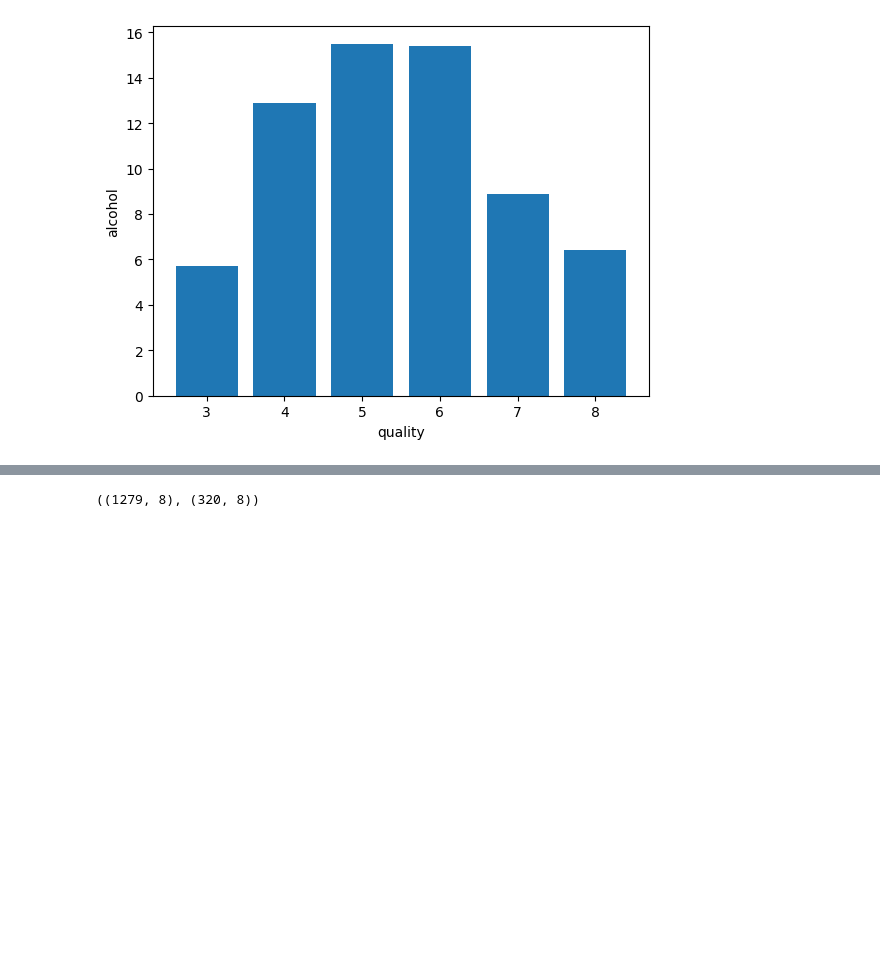
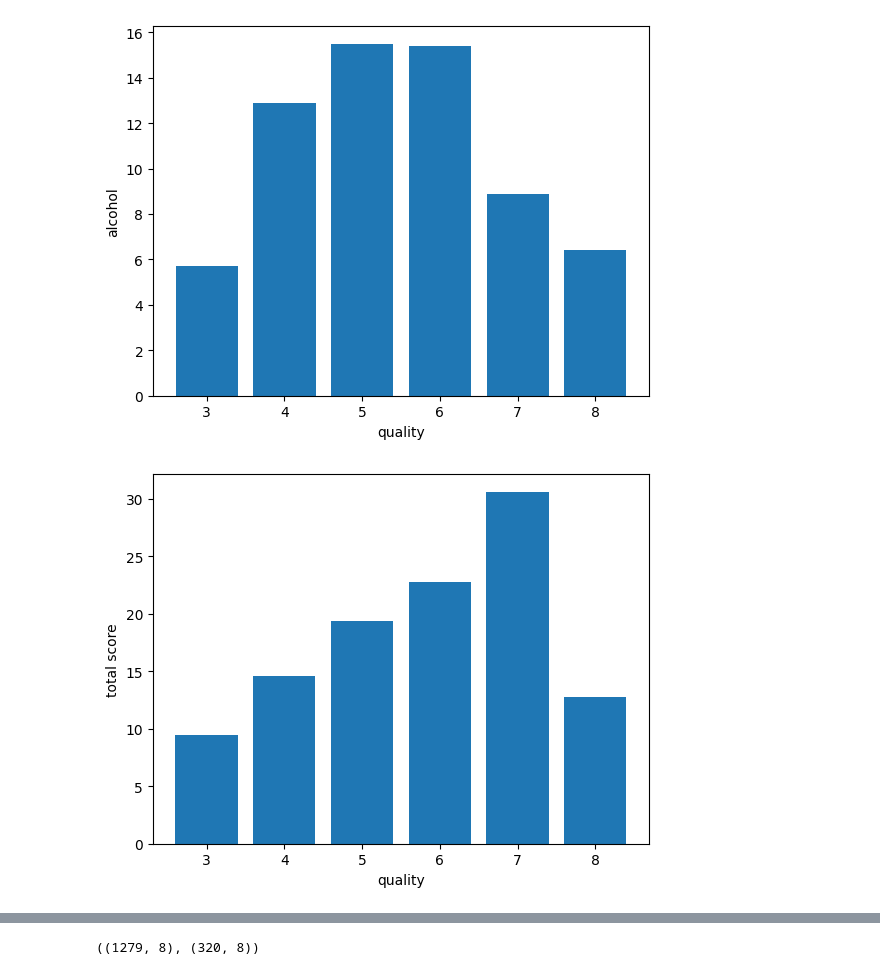
Before and after one commit to connerCpowell/WineQuality, a Jupyter notebook: Wine_forecasting.ipynb, the cells around one changed output, grey strips where cells are left out. Saved outputs shown, nothing was run; the diff lists cells and outputs as text; code cells hidden in the pictures; blank space fills up the shorter version.

```diff
--- a/Wine_forecasting.ipynb
+++ b/Wine_forecasting.ipynb
@@ -89,5 +94,12 @@ plt.ylabel('alcohol')
 plt.show()
 # %% [output]
 [figure]
+# %%
+plt.bar(df['quality'], df['total_score'])
+plt.xlabel('quality')
+plt.ylabel('total score')
+plt.show()
+# %% [output]
+[figure, added]
 # %%
 plt.figure(figsize=(12, 12))
```
Also changed, not shown: parts of 6 cells of this notebook, 1 other file.
